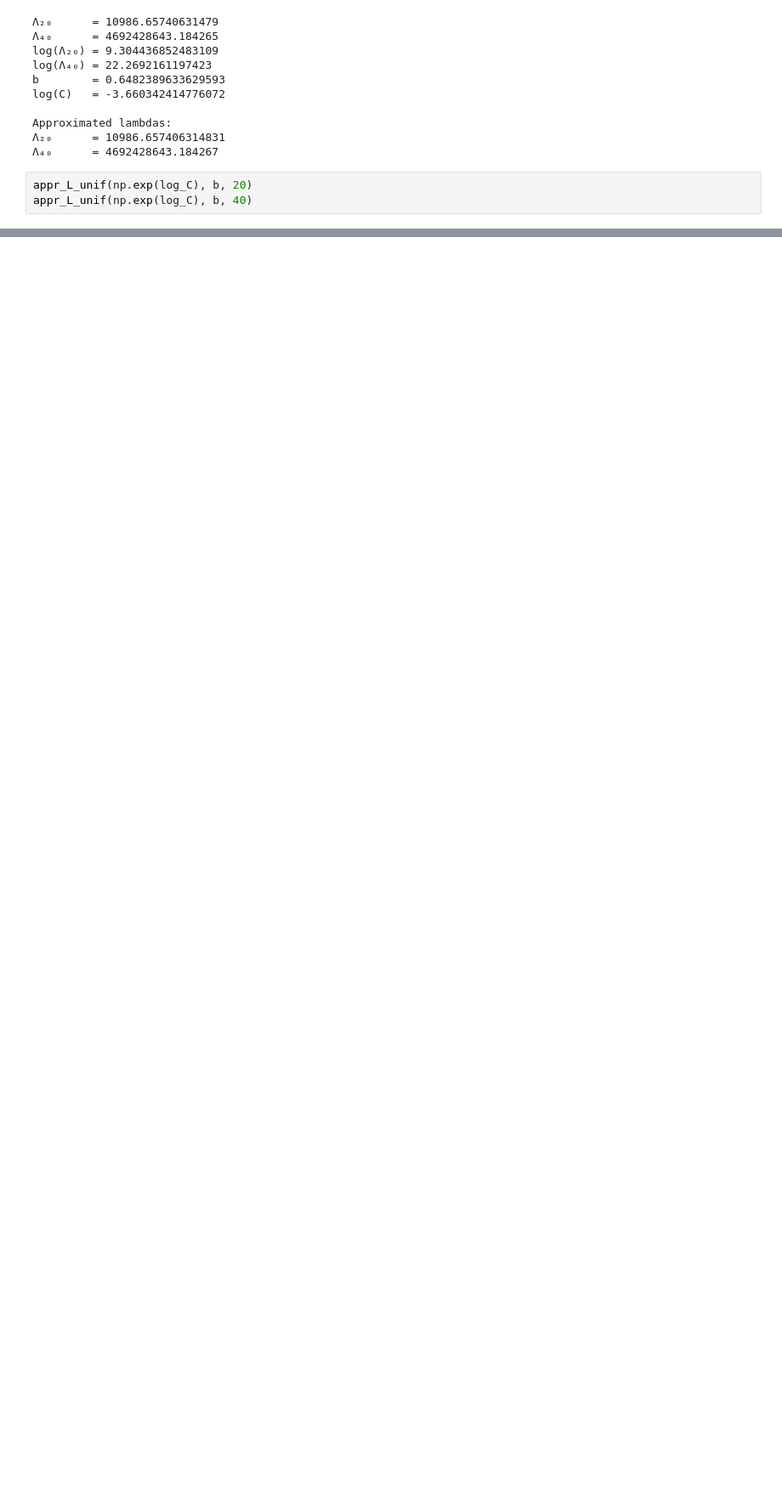
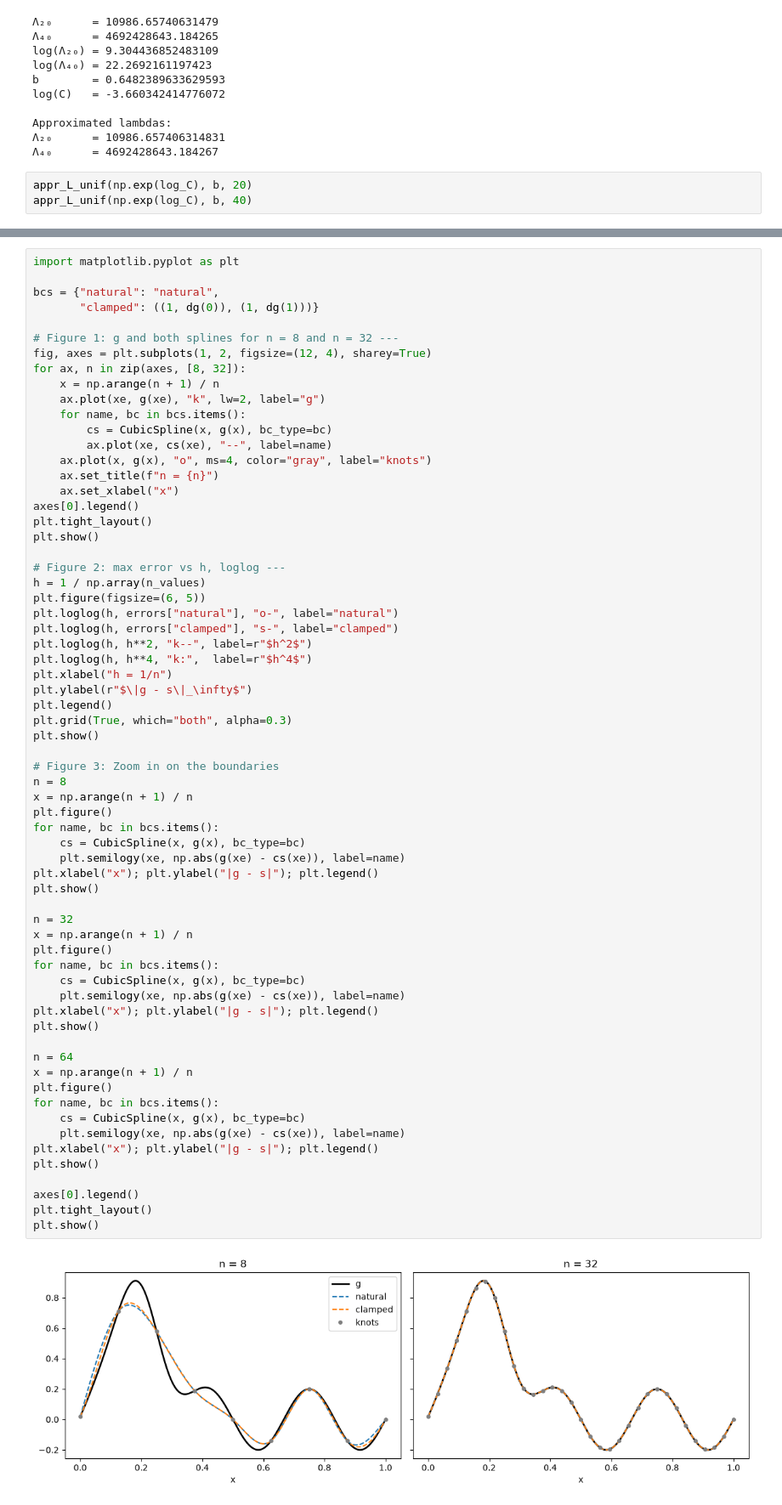
Before and after one commit to NicoReit54/Numerical_Computation, a Jupyter notebook: ex3.ipynb, the cells around one changed output, grey strips where cells are left out. Shown at 85% size. Saved outputs shown, nothing was run; the diff lists cells and outputs as text; blank space fills up the shorter version.

```diff
--- a/ex3.ipynb
+++ b/ex3.ipynb
@@ -237,0 +393,67 @@ np.float64(4692428643.184267)
+# %%
+import matplotlib.pyplot as plt
+
+bcs = {"natural": "natural",
+       "clamped": ((1, dg(0)), (1, dg(1)))}
+
+# Figure 1: g and both splines for n = 8 and n = 32 ---
+fig, axes = plt.subplots(1, 2, figsize=(12, 4), sharey=True)
+for ax, n in zip(axes, [8, 32]):
+    x = np.arange(n + 1) / n
+    ax.plot(xe, g(xe), "k", lw=2, label="g")
+    for name, bc in bcs.items():
+        cs = CubicSpline(x, g(x), bc_type=bc)
+        ax.plot(xe, cs(xe), "--", label=name)
+    ax.plot(x, g(x), "o", ms=4, color="gray", label="knots")
+    ax.set_title(f"n = {n}")
+    ax.set_xlabel("x")
+axes[0].legend()
+plt.tight_layout()
+plt.show()
+
+# Figure 2: max error vs h, loglog ---
+h = 1 / np.array(n_values)
+plt.figure(figsize=(6, 5))
+plt.loglog(h, errors["natural"], "o-", label="natural")
+plt.loglog(h, errors["clamped"], "s-", label="clamped")
+plt.loglog(h, h**2, "k--", label=r"$h^2$")
+plt.loglog(h, h**4, "k:",  label=r"$h^4$")
+plt.xlabel("h = 1/n")
+plt.ylabel(r"$\|g - s\|_\infty$")
+plt.legend()
+plt.grid(True, which="both", alpha=0.3)
+plt.show()
+
+# Figure 3: Zoom in on the boundaries
+n = 8
+x = np.arange(n + 1) / n
+plt.figure()
+for name, bc in bcs.items():
+    cs = CubicSpline(x, g(x), bc_type=bc)
+    plt.semilogy(xe, np.abs(g(xe) - cs(xe)), label=name)
+plt.xlabel("x"); plt.ylabel("|g - s|"); plt.legend()
+plt.show()
+
+n = 32
+x = np.arange(n + 1) / n
+plt.figure()
+for name, bc in bcs.items():
+    cs = CubicSpline(x, g(x), bc_type=bc)
+    plt.semilogy(xe, np.abs(g(xe) - cs(xe)), label=name)
+plt.xlabel("x"); plt.ylabel("|g - s|"); plt.legend()
+plt.show()
+
+n = 64
+x = np.arange(n + 1) / n
+plt.figure()
+for name, bc in bcs.items():
+    cs = CubicSpline(x, g(x), bc_type=bc)
+    plt.semilogy(xe, np.abs(g(xe) - cs(xe)), label=name)
+plt.xlabel("x"); plt.ylabel("|g - s|"); plt.legend()
+plt.show()
+
+axes[0].legend()
+plt.tight_layout()
+plt.show()
+# %% [output]
+[figure, added]
```
Also changed, not shown: parts of 9 cells of this notebook.
